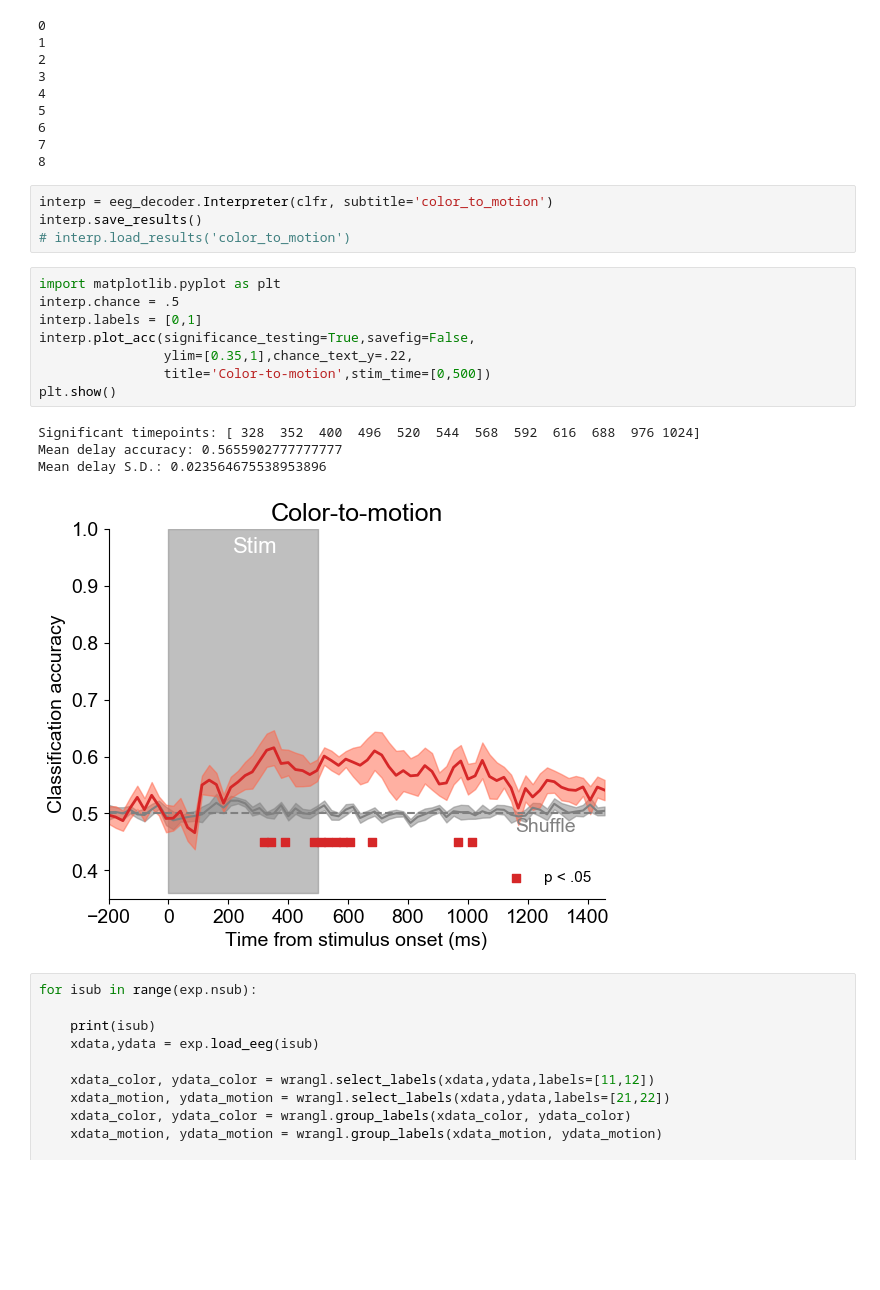
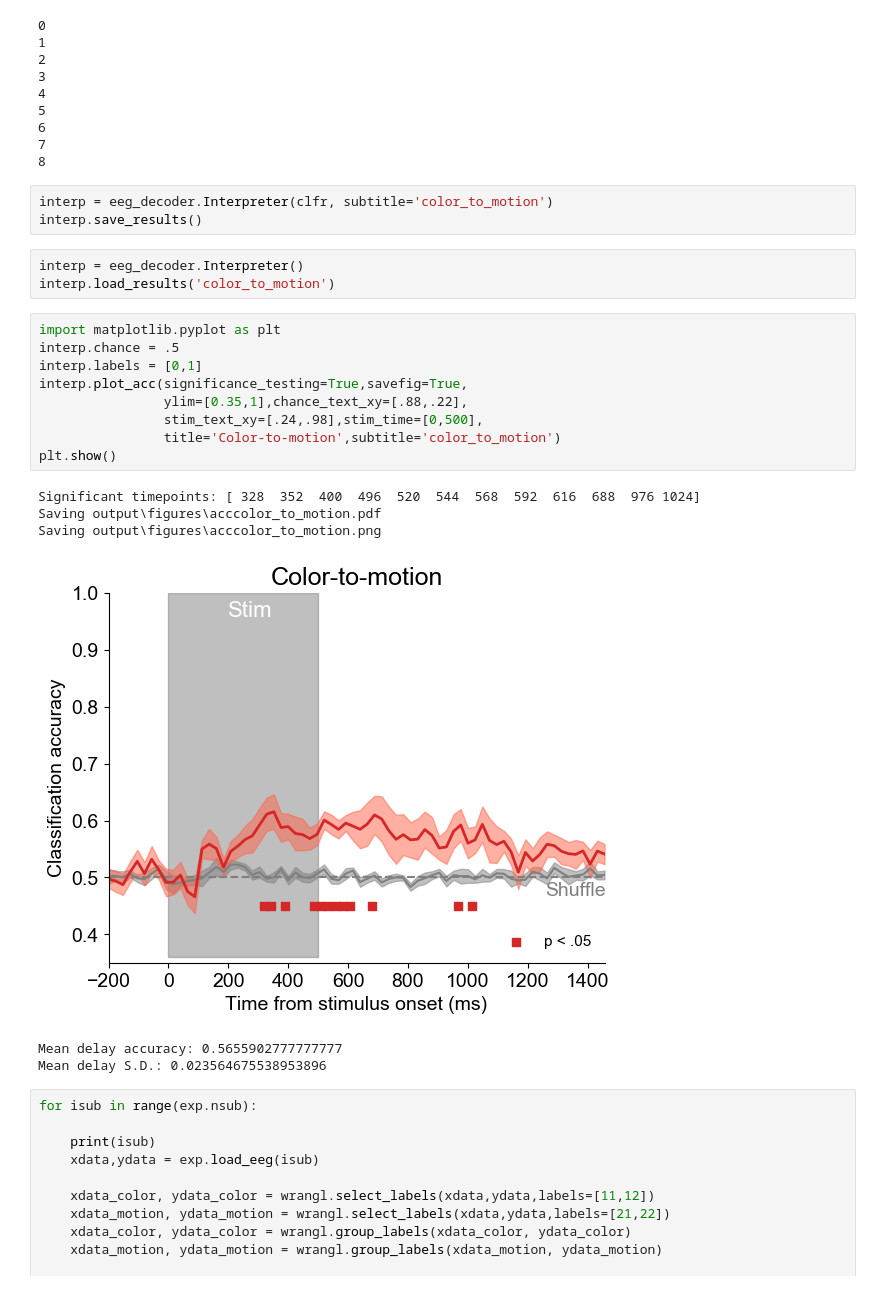
Before and after one commit to WilliamThyer/Feature-Independent-Load-Decoding, a Jupyter notebook: eggtoss/analysis/decode_load_across_feature.ipynb, the cells around one changed output. Saved outputs shown, nothing was run; the diff lists cells and outputs as text; blank space fills up the shorter version.

```diff
--- a/eggtoss/analysis/decode_load_across_feature.ipynb
+++ b/eggtoss/analysis/decode_load_across_feature.ipynb
@@ -54,20 +50,25 @@ for isub in range(exp.nsub):
 # %%
 interp = eeg_decoder.Interpreter(clfr, subtitle='color_to_motion')
 interp.save_results()
-# interp.load_results('color_to_motion')
+# %%
+interp = eeg_decoder.Interpreter()
+interp.load_results('color_to_motion')
 # %%
 import matplotlib.pyplot as plt
 interp.chance = .5
 interp.labels = [0,1]
-interp.plot_acc(significance_testing=True,savefig=False,
-                ylim=[0.35,1],chance_text_y=.22,
-                title='Color-to-motion',stim_time=[0,500])
+interp.plot_acc(significance_testing=True,savefig=True,
+                ylim=[0.35,1],chance_text_xy=[.88,.22],
+                stim_text_xy=[.24,.98],stim_time=[0,500],
+                title='Color-to-motion',subtitle='color_to_motion')
 plt.show()
 # %% [output]
 Significant timepoints: [ 328  352  400  496  520  544  568  592  616  688  976 1024]
-Mean delay accuracy: 0.5655902777777777
-Mean delay S.D.: 0.023564675538953896
+Saving output\figures\acccolor_to_motion.pdf
+Saving output\figures\acccolor_to_motion.png
-[figure, old version]
+[figure, new version]
+Mean delay accuracy: 0.5655902777777777
+Mean delay S.D.: 0.023564675538953896
 # %%
 for isub in range(exp.nsub):
 
```
Also changed, not shown: parts of 5 cells of this notebook, 6 other files.
